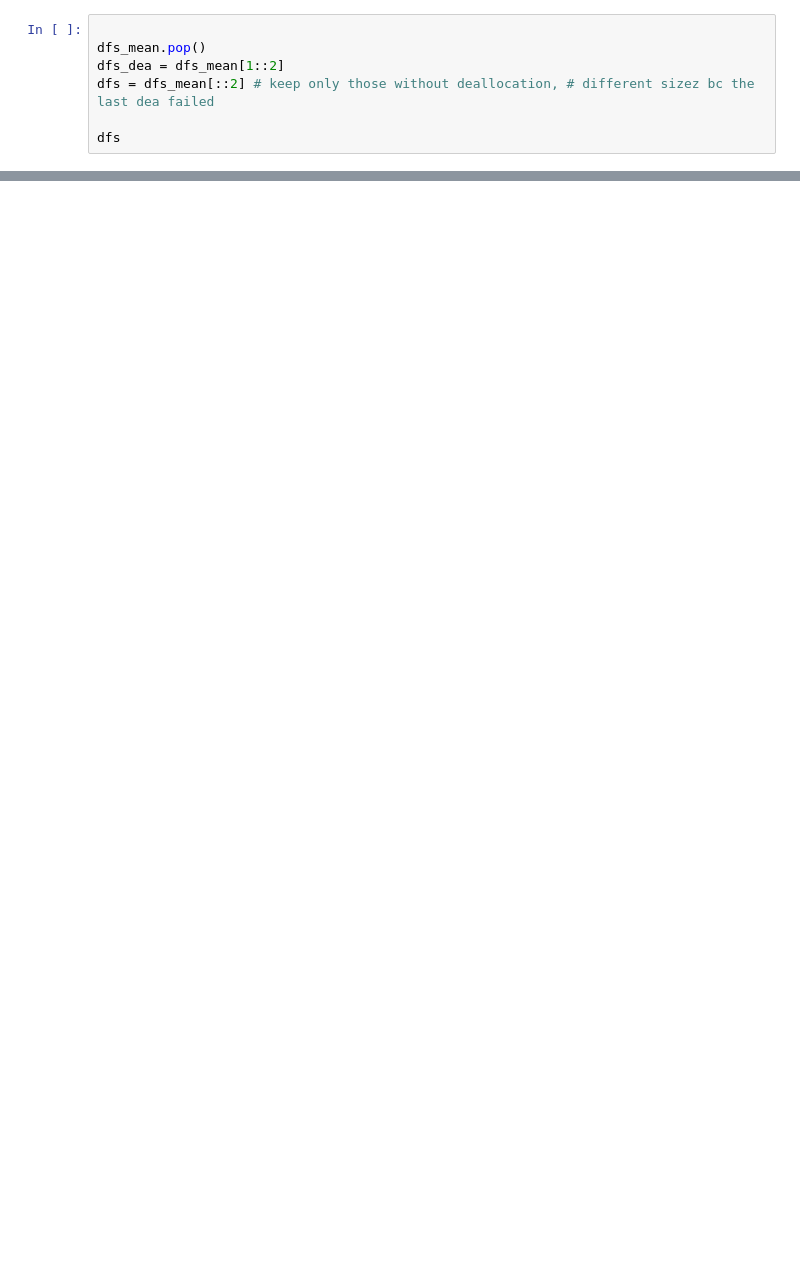
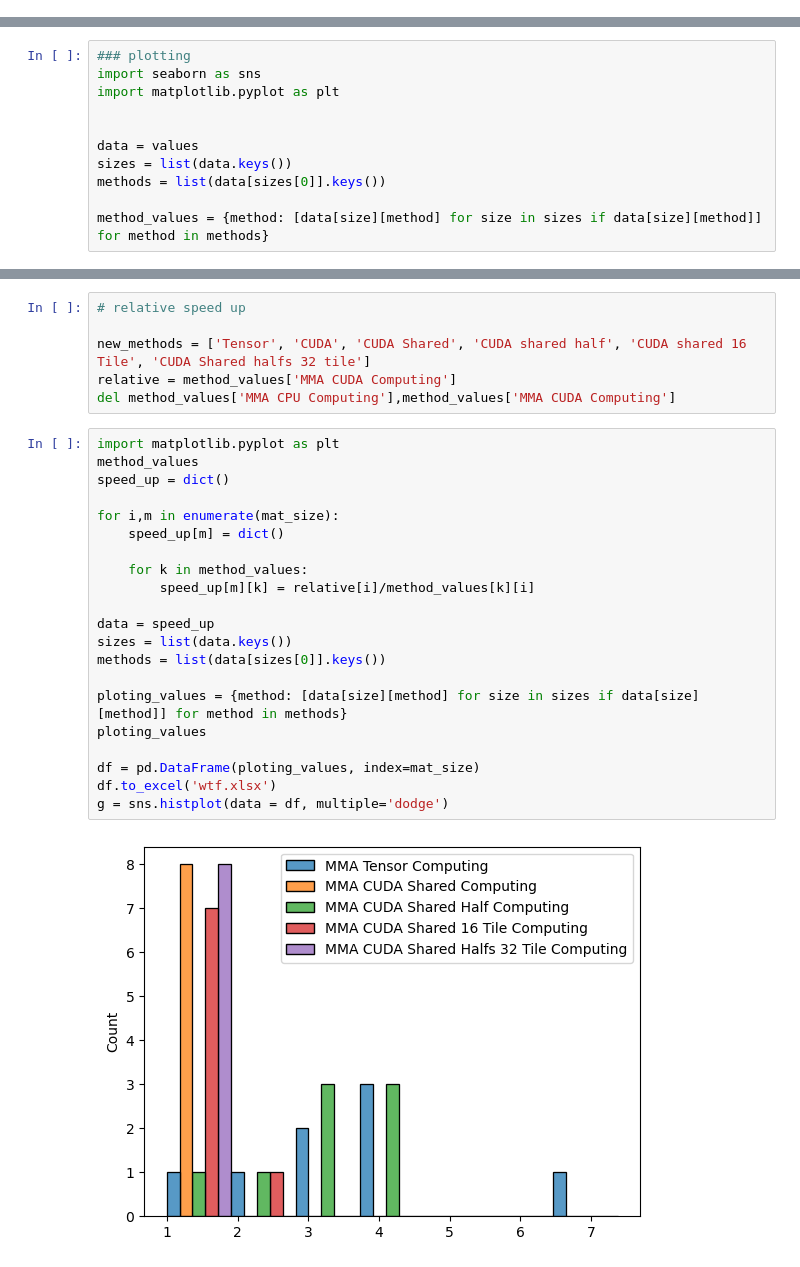
Before and after one commit to John-Carlsson/HPC, a Jupyter notebook: HPC-Project-Template/stats.ipynb, the cells around one changed output, grey strips where cells are left out. Drawn from its saved outputs; the diff is of its cells as text; blank space fills up the shorter version.

Commit message:
added new graphs

```diff
--- a/HPC-Project-Template/stats.ipynb
+++ b/HPC-Project-Template/stats.ipynb
@@ -108,7 +5,0 @@ for df in dfs_mean:
-# %%
-
-dfs_mean.pop()
-dfs_dea = dfs_mean[1::2]
-dfs = dfs_mean[::2] # keep only those without deallocation, # different sizez bc the last dea failed
-
-dfs
@@ -159,0 +140,11 @@ df.to_excel("results.xlsx", index=False)
+# %%
+### plotting
+import seaborn as sns
+import matplotlib.pyplot as plt
+
+
+data = values
+sizes = list(data.keys())
+methods = list(data[sizes[0]].keys())
+
+method_values = {method: [data[size][method] for size in sizes if data[size][method]] for method in methods}
@@ -159,0 +176,29 @@ df.to_excel("results.xlsx", index=False)
+# %%
+# relative speed up
+
+new_methods = ['Tensor', 'CUDA', 'CUDA Shared', 'CUDA shared half', 'CUDA shared 16 Tile', 'CUDA Shared halfs 32 tile']
+relative = method_values['MMA CUDA Computing']
+del method_values['MMA CPU Computing'],method_values['MMA CUDA Computing']
+# %%
+import matplotlib.pyplot as plt
+method_values
+speed_up = dict()
+
+for i,m in enumerate(mat_size):
+    speed_up[m] = dict()
+
+    for k in method_values:
+        speed_up[m][k] = relative[i]/method_values[k][i]
+
+data = speed_up
+sizes = list(data.keys())
+methods = list(data[sizes[0]].keys())
+
+ploting_values = {method: [data[size][method] for size in sizes if data[size][method]] for method in methods}
+ploting_values
+
+df = pd.DataFrame(ploting_values, index=mat_size)
+df.to_excel('wtf.xlsx')
+g = sns.histplot(data = df, multiple='dodge')
+# %% [output]
+[figure, added]
```
Also changed, not shown: parts of 15 cells of this notebook, 51 other files.
